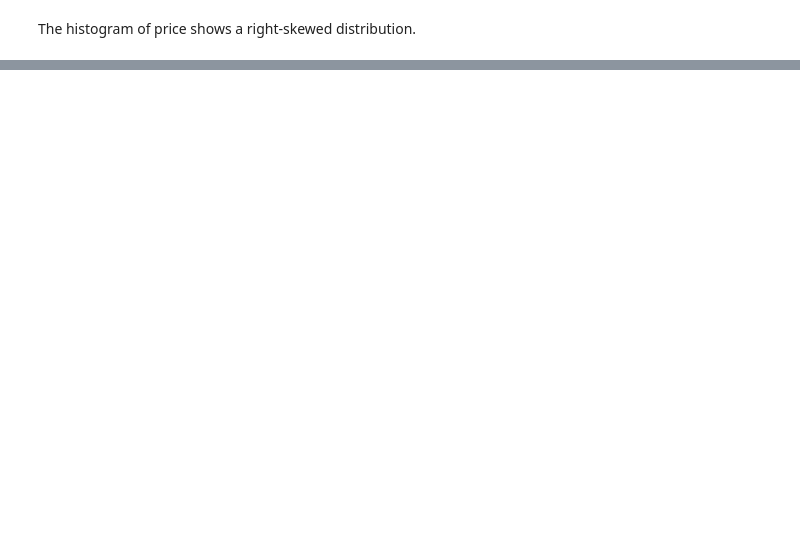
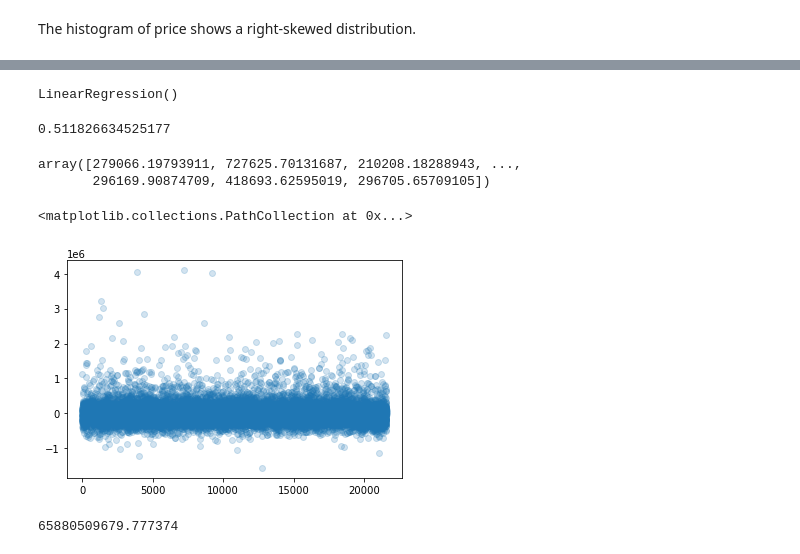
Before and after one commit to ondugba/Housing_Price_Predictor, a Jupyter notebook: Yuhkai.ipynb, the cells around one changed output, grey strips where cells are left out. Drawn from its saved outputs; the diff is of its cells as text; code cells hidden in the pictures; blank space fills up the shorter version.

```diff
--- a/Yuhkai.ipynb
+++ b/Yuhkai.ipynb
@@ -603,0 +769,33 @@ The histogram of price shows a right-skewed distribution.
+# %%
+ss = StandardScaler()
+# %%
+ss.fit(X)
+X_scaled = ss.transform(X)
+# %%
+lr = LinearRegression()
+lr.fit(X_scaled, y)
+# %% [output]
+LinearRegression()
+# %%
+lr.score(X_scaled, y)
+# %% [output]
+0.511826634525177
+# %%
+y_hat = lr.predict(X_scaled)
+y_hat
+# %% [output]
+array([279066.19793911, 727625.70131687, 210208.18288943, ...,
+       296169.90874709, 418693.62595019, 296705.65709105])
+# %%
+#observing residuals
+resid = y - y_hat
+
+fix, ax = plt.subplots()
+ax.scatter(x=range(y_hat.shape[0]), y=resid, alpha = 0.2)
+# %% [output]
+<matplotlib.collections.PathCollection at 0x...>
+[figure, added]
+# %%
+metrics.mean_squared_error(y, lr.predict(X_scaled))
+# %% [output]
+65880509679.777374
```
Also changed, not shown: parts of 39 cells of this notebook, 1 other file.
